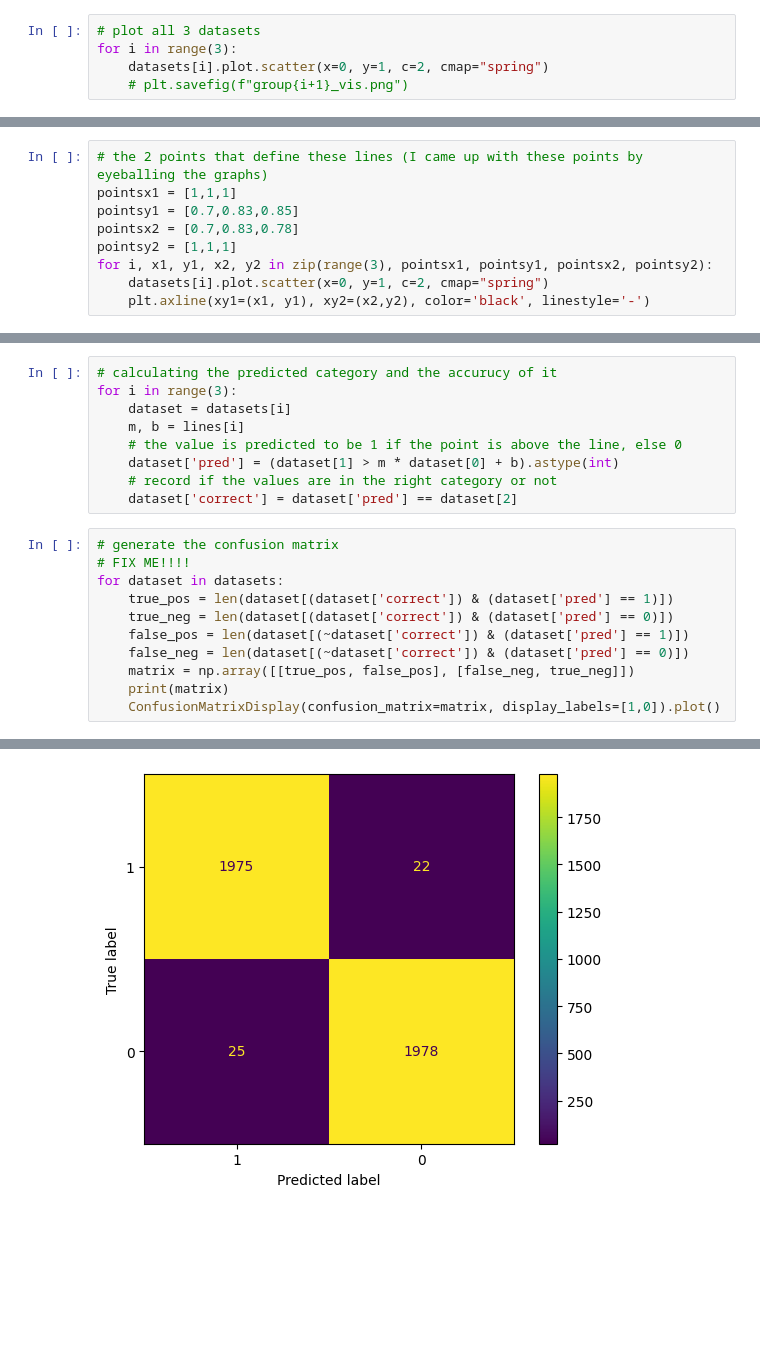
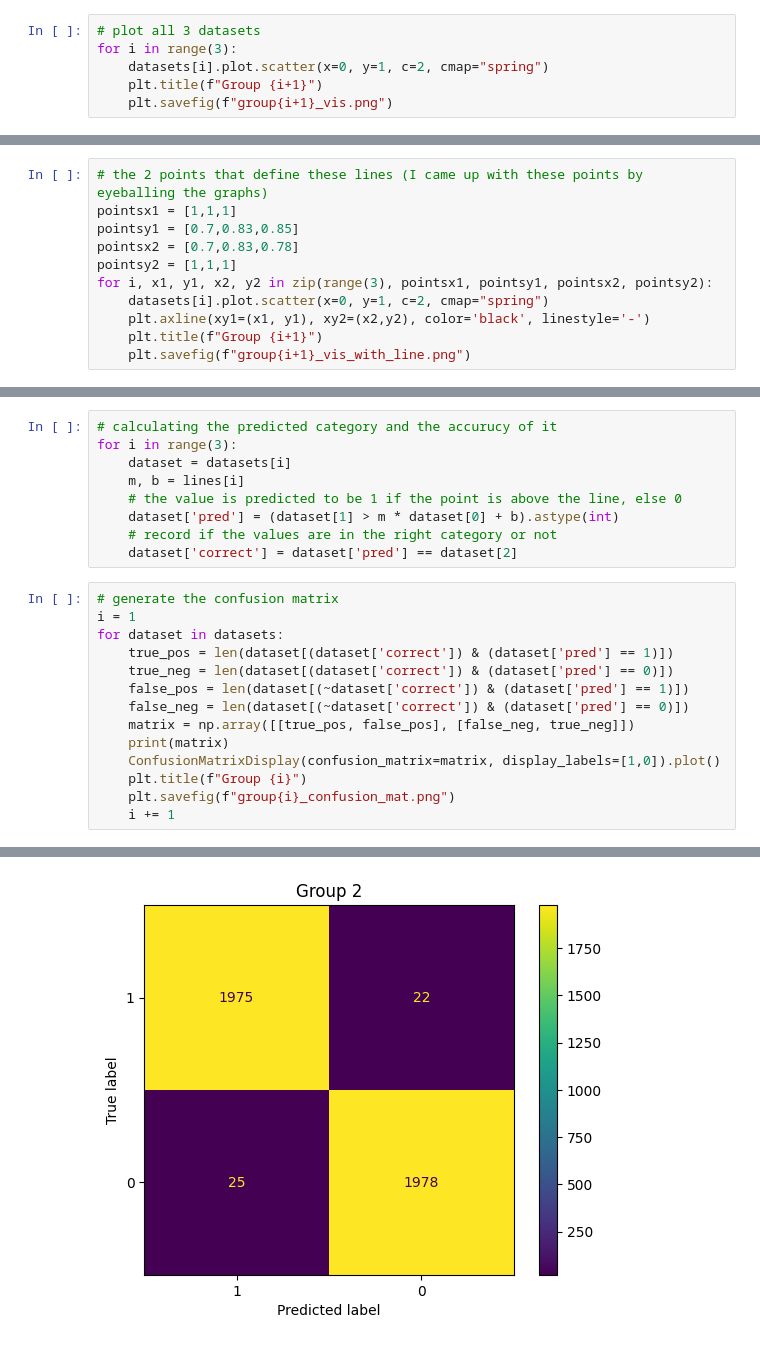
Before and after one commit to ConnorFair36/CMSC_436_Project1, a Jupyter notebook: part_1/First.ipynb, the cells around one changed output, grey strips where cells are left out. Drawn from its saved outputs; the diff is of its cells as text; blank space fills up the shorter version.

Commit message:
added all of the images needed for part 1

```diff
--- a/part_1/First.ipynb
+++ b/part_1/First.ipynb
@@ -17,5 +17,6 @@ for name in group_names:
 # plot all 3 datasets
 for i in range(3):
     datasets[i].plot.scatter(x=0, y=1, c=2, cmap="spring")
-    # plt.savefig(f"group{i+1}_vis.png")
+    plt.title(f"Group {i+1}")
+    plt.savefig(f"group{i+1}_vis.png")
 # %% [output]
@@ -31,4 +32,6 @@ pointsy2 = [1,1,1]
 for i, x1, y1, x2, y2 in zip(range(3), pointsx1, pointsy1, pointsx2, pointsy2):
     datasets[i].plot.scatter(x=0, y=1, c=2, cmap="spring")
     plt.axline(xy1=(x1, y1), xy2=(x2,y2), color='black', linestyle='-')
+    plt.title(f"Group {i+1}")
+    plt.savefig(f"group{i+1}_vis_with_line.png")
 # %% [output]
@@ -60,7 +63,7 @@ for i in range(3):
     dataset['correct'] = dataset['pred'] == dataset[2]
 # %%
 # generate the confusion matrix
-# FIX ME!!!!
+i = 1
 for dataset in datasets:
     true_pos = len(dataset[(dataset['correct']) & (dataset['pred'] == 1)])
     true_neg = len(dataset[(dataset['correct']) & (dataset['pred'] == 0)])
@@ -69,6 +72,9 @@ for dataset in datasets:
     matrix = np.array([[true_pos, false_pos], [false_neg, true_neg]])
     print(matrix)
     ConfusionMatrixDisplay(confusion_matrix=matrix, display_labels=[1,0]).plot()
+    plt.title(f"Group {i}")
+    plt.savefig(f"group{i}_confusion_mat.png")
+    i += 1
 # %% [output]
 [[2000    0]
  [   0 2000]]
@@ -80 +86 @@ for dataset in datasets:
-[figure, old version]
+[figure, new version]
```
Also changed, not shown: parts of 3 cells of this notebook, 14 other files.
